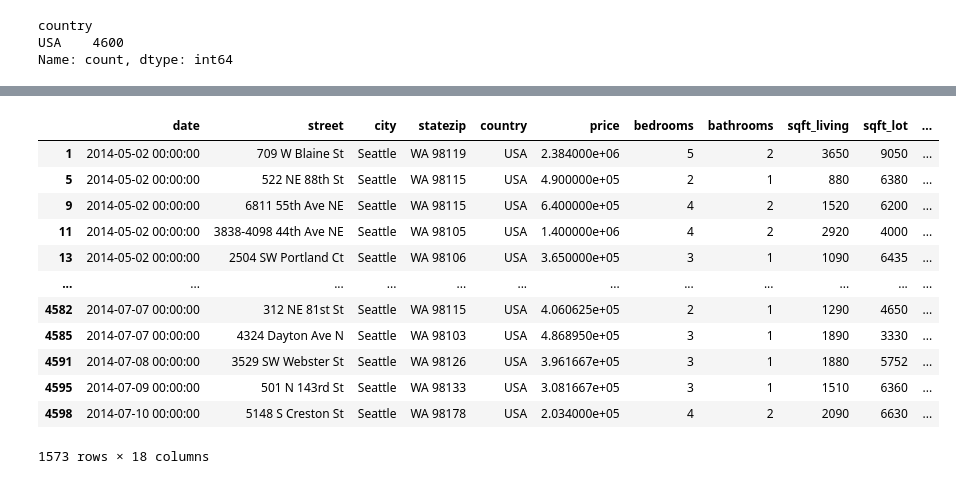
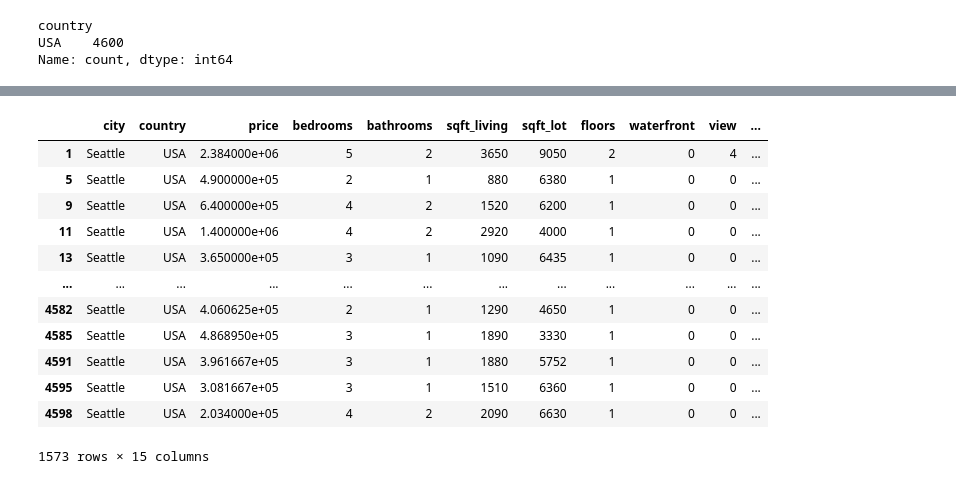
Before and after one commit to arati012/python, a Jupyter notebook: pandas/house_price_prediction/house_price.ipynb, the cells around one changed output, grey strips where cells are left out. Drawn from its saved outputs; the diff is of its cells as text; code cells hidden in the pictures.

```diff
--- a/pandas/house_price_prediction/house_price.ipynb
+++ b/pandas/house_price_prediction/house_price.ipynb
@@ -49,6 +49,12 @@ df.tail()
 | 4597 | 2014-07-09 00:00:00 | 759 Ilwaco Pl NE | Renton | WA 98059 | USA | 416904.166667 | 3 | 2 | 3010 | 7014 | ... |
 | 4598 | 2014-07-10 00:00:00 | 5148 S Creston St | Seattle | WA 98178 | USA | 203400.000000 | 4 | 2 | 2090 | 6630 | ... |
 | 4599 | 2014-07-10 00:00:00 | 18717 SE 258th St | Covington | WA 98042 | USA | 220600.000000 | 3 | 2 | 1490 | 8102 | ... |
+# %%
+df = df.drop(['date'], axis=1)
+# %%
+df = df.drop(['street'], axis=1)
+# %%
+df = df.drop(['statezip'], axis=1)
 # %%
 df.info()
 # %% [output]
@@ -212,19 +153,19 @@ Name: city, Length: 4600, dtype: bool
 # %%
-Seattle_city=df[df['city']=="Seattle"]
+city1=df[df['city']=="Seattle"]
 # %%
-Seattle_city
+city1
 # %% [output]
-|  | date | street | city | statezip | country | price | bedrooms | bathrooms | sqft_living | sqft_lot | ... |
-| 1 | 2014-05-02 00:00:00 | 709 W Blaine St | Seattle | WA 98119 | USA | 2.384000e+06 | 5 | 2 | 3650 | 9050 | ... |
-| 5 | 2014-05-02 00:00:00 | 522 NE 88th St | Seattle | WA 98115 | USA | 4.900000e+05 | 2 | 1 | 880 | 6380 | ... |
-| 9 | 2014-05-02 00:00:00 | 6811 55th Ave NE | Seattle | WA 98115 | USA | 6.400000e+05 | 4 | 2 | 1520 | 6200 | ... |
-| 11 | 2014-05-02 00:00:00 | 3838-4098 44th Ave NE | Seattle | WA 98105 | USA | 1.400000e+06 | 4 | 2 | 2920 | 4000 | ... |
-| 13 | 2014-05-02 00:00:00 | 2504 SW Portland Ct | Seattle | WA 98106 | USA | 3.650000e+05 | 3 | 1 | 1090 | 6435 | ... |
+|  | city | country | price | bedrooms | bathrooms | sqft_living | sqft_lot | floors | waterfront | view | ... |
+| 1 | Seattle | USA | 2.384000e+06 | 5 | 2 | 3650 | 9050 | 2 | 0 | 4 | ... |
+| 5 | Seattle | USA | 4.900000e+05 | 2 | 1 | 880 | 6380 | 1 | 0 | 0 | ... |
+| 9 | Seattle | USA | 6.400000e+05 | 4 | 2 | 1520 | 6200 | 1 | 0 | 0 | ... |
+| 11 | Seattle | USA | 1.400000e+06 | 4 | 2 | 2920 | 4000 | 1 | 0 | 0 | ... |
+| 13 | Seattle | USA | 3.650000e+05 | 3 | 1 | 1090 | 6435 | 1 | 0 | 0 | ... |
 | ... | ... | ... | ... | ... | ... | ... | ... | ... | ... | ... | ... |
-| 4582 | 2014-07-07 00:00:00 | 312 NE 81st St | Seattle | WA 98115 | USA | 4.060625e+05 | 2 | 1 | 1290 | 4650 | ... |
-| 4585 | 2014-07-07 00:00:00 | 4324 Dayton Ave N | Seattle | WA 98103 | USA | 4.868950e+05 | 3 | 1 | 1890 | 3330 | ... |
-| 4591 | 2014-07-08 00:00:00 | 3529 SW Webster St | Seattle | WA 98126 | USA | 3.961667e+05 | 3 | 1 | 1880 | 5752 | ... |
-| 4595 | 2014-07-09 00:00:00 | 501 N 143rd St | Seattle | WA 98133 | USA | 3.081667e+05 | 3 | 1 | 1510 | 6360 | ... |
-| 4598 | 2014-07-10 00:00:00 | 5148 S Creston St | Seattle | WA 98178 | USA | 2.034000e+05 | 4 | 2 | 2090 | 6630 | ... |
+| 4582 | Seattle | USA | 4.060625e+05 | 2 | 1 | 1290 | 4650 | 1 | 0 | 0 | ... |
+| 4585 | Seattle | USA | 4.868950e+05 | 3 | 1 | 1890 | 3330 | 1 | 0 | 0 | ... |
+| 4591 | Seattle | USA | 3.961667e+05 | 3 | 1 | 1880 | 5752 | 1 | 0 | 0 | ... |
+| 4595 | Seattle | USA | 3.081667e+05 | 3 | 1 | 1510 | 6360 | 1 | 0 | 0 | ... |
+| 4598 | Seattle | USA | 2.034000e+05 | 4 | 2 | 2090 | 6630 | 1 | 0 | 0 | ... |
-1573 rows × 18 columns
+1573 rows × 15 columns
 # %%
```
Also changed, not shown: parts of 67 cells of this notebook, 10 other files.
